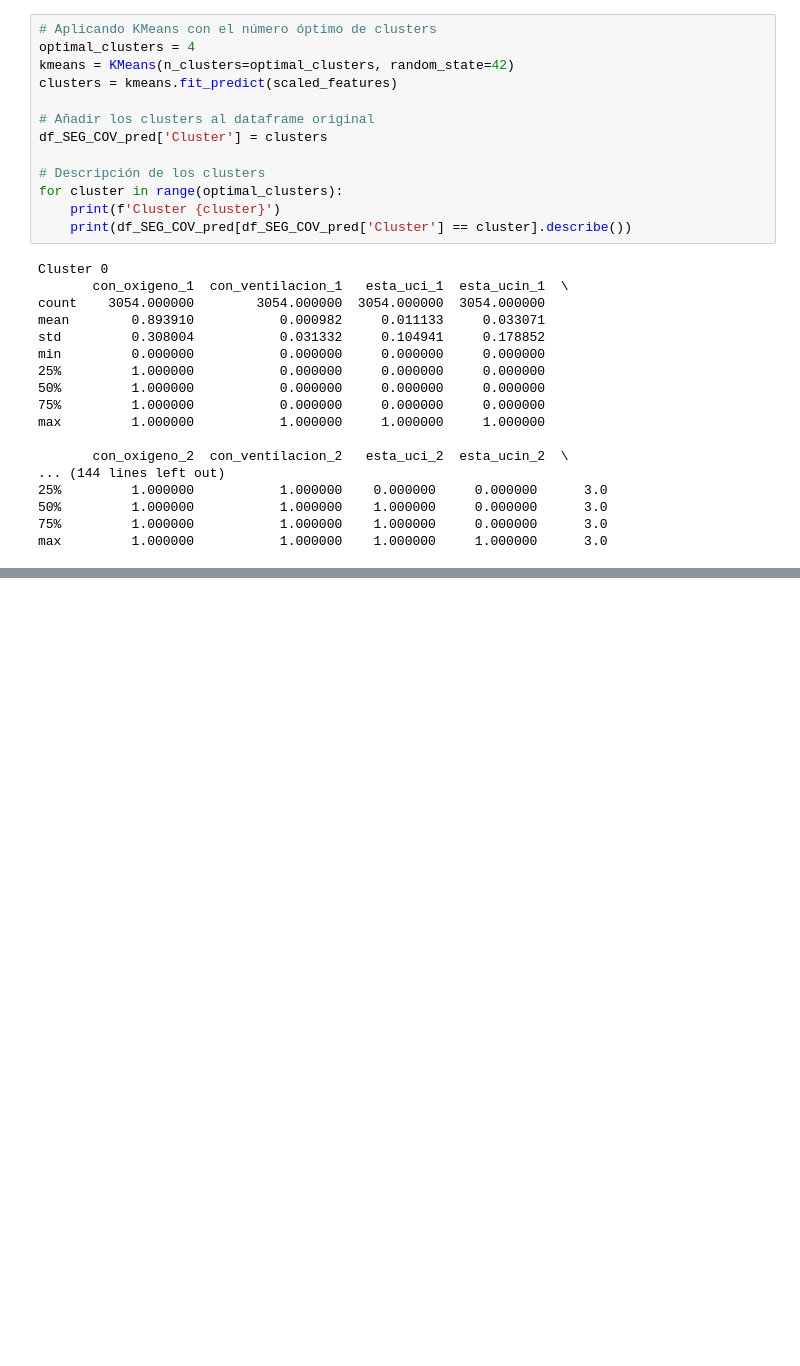
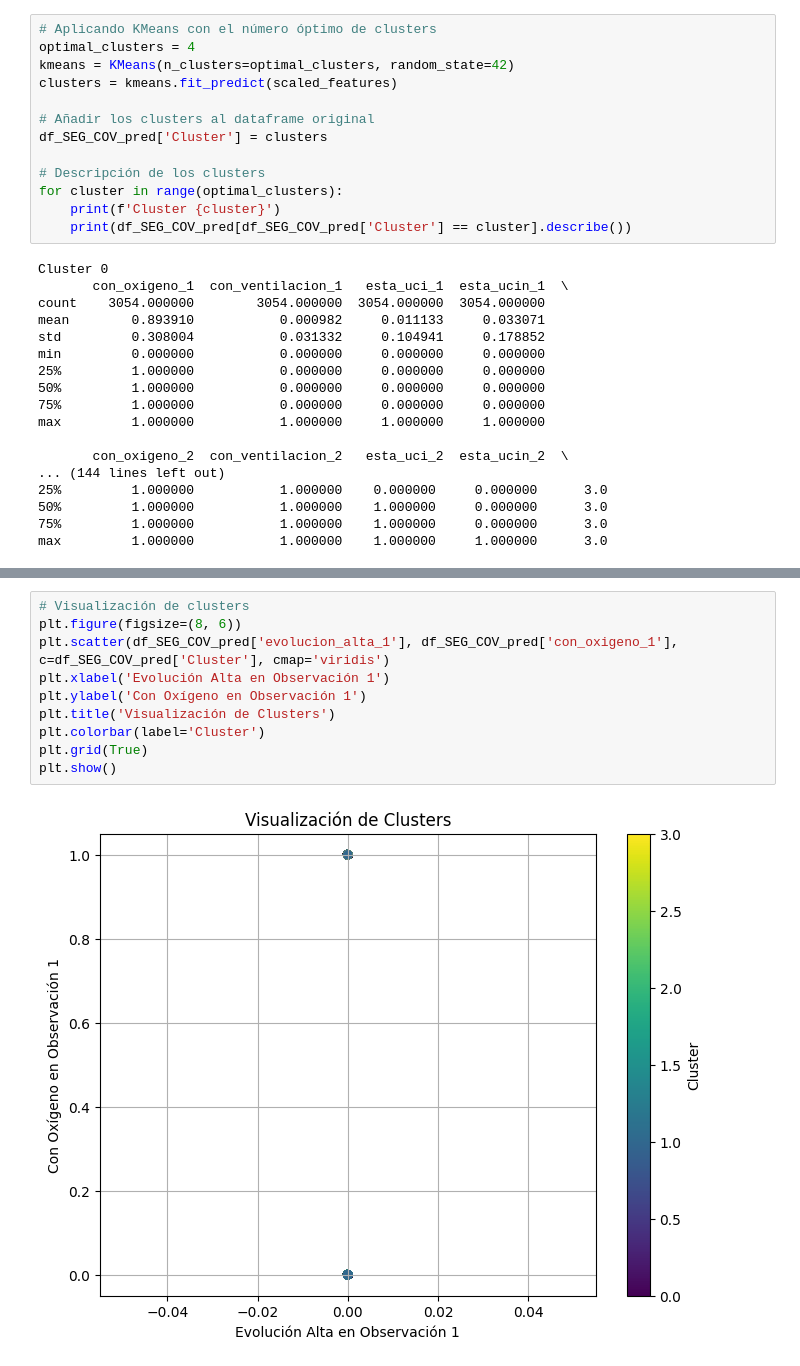
Before and after one commit to AxelPolick/G6_TF_SistemasInteligentes, a Jupyter notebook: SI_ImplementacionTF.ipynb, the cells around one changed output, grey strips where cells are left out. Cells and saved outputs as stored; diff of their text form; blank space fills up the shorter version.

```diff
--- a/SI_ImplementacionTF.ipynb
+++ b/SI_ImplementacionTF.ipynb
@@ -158,0 +232,12 @@ plt.show()
+# %%
+# Visualización de clusters
+plt.figure(figsize=(8, 6))
+plt.scatter(df_SEG_COV_pred['evolucion_alta_1'], df_SEG_COV_pred['con_oxigeno_1'], c=df_SEG_COV_pred['Cluster'], cmap='viridis')
+plt.xlabel('Evolución Alta en Observación 1')
+plt.ylabel('Con Oxígeno en Observación 1')
+plt.title('Visualización de Clusters')
+plt.colorbar(label='Cluster')
+plt.grid(True)
+plt.show()
+# %% [output]
+[figure, added]
```
Also changed, not shown: parts of 17 cells of this notebook.
